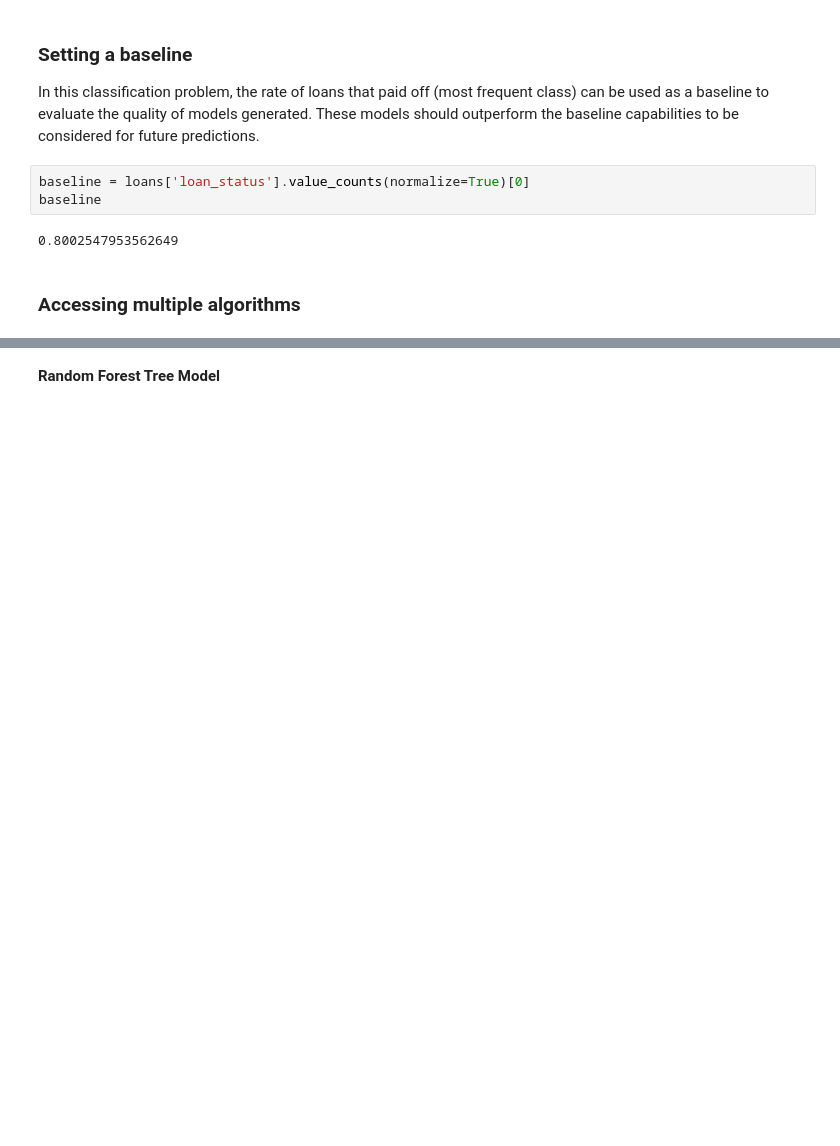
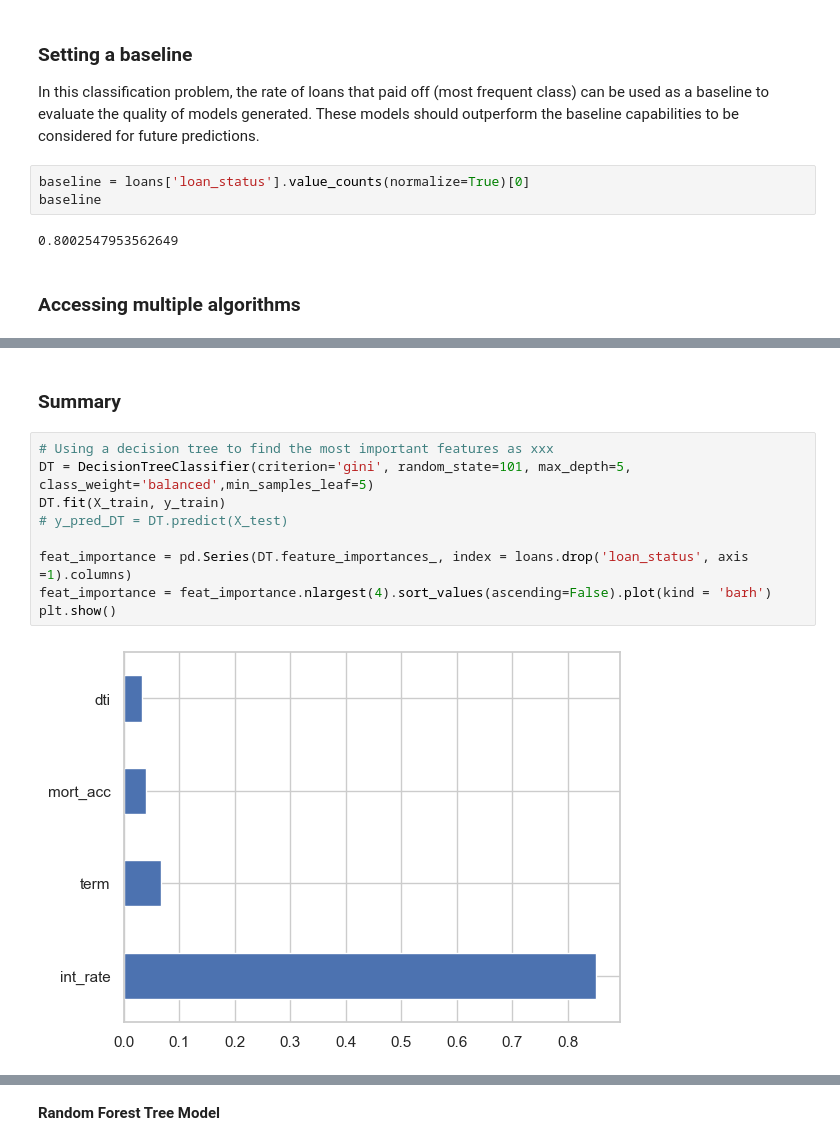
Before and after one commit to Siying6560/Lending-Club-Loan-Classification, a Jupyter notebook: Models.ipynb, the cells around one changed output, grey strips where cells are left out. Cells and saved outputs as stored; diff of their text form; blank space fills up the shorter version.

```diff
--- a/Models.ipynb
+++ b/Models.ipynb
@@ -85,0 +305,13 @@ results =[]
+# %% [markdown]
+### Summary
+# %%
+# Using a decision tree to find the most important features as xxx
+DT = DecisionTreeClassifier(criterion='gini', random_state=101, max_depth=5, class_weight='balanced',min_samples_leaf=5)
+DT.fit(X_train, y_train)
+# y_pred_DT = DT.predict(X_test)
+
+feat_importance = pd.Series(DT.feature_importances_, index = loans.drop('loan_status', axis =1).columns)
+feat_importance = feat_importance.nlargest(4).sort_values(ascending=False).plot(kind = 'barh')
+plt.show()
+# %% [output]
+[figure, added]
```
Also changed, not shown: parts of 32 cells of this notebook, 2 other files.
